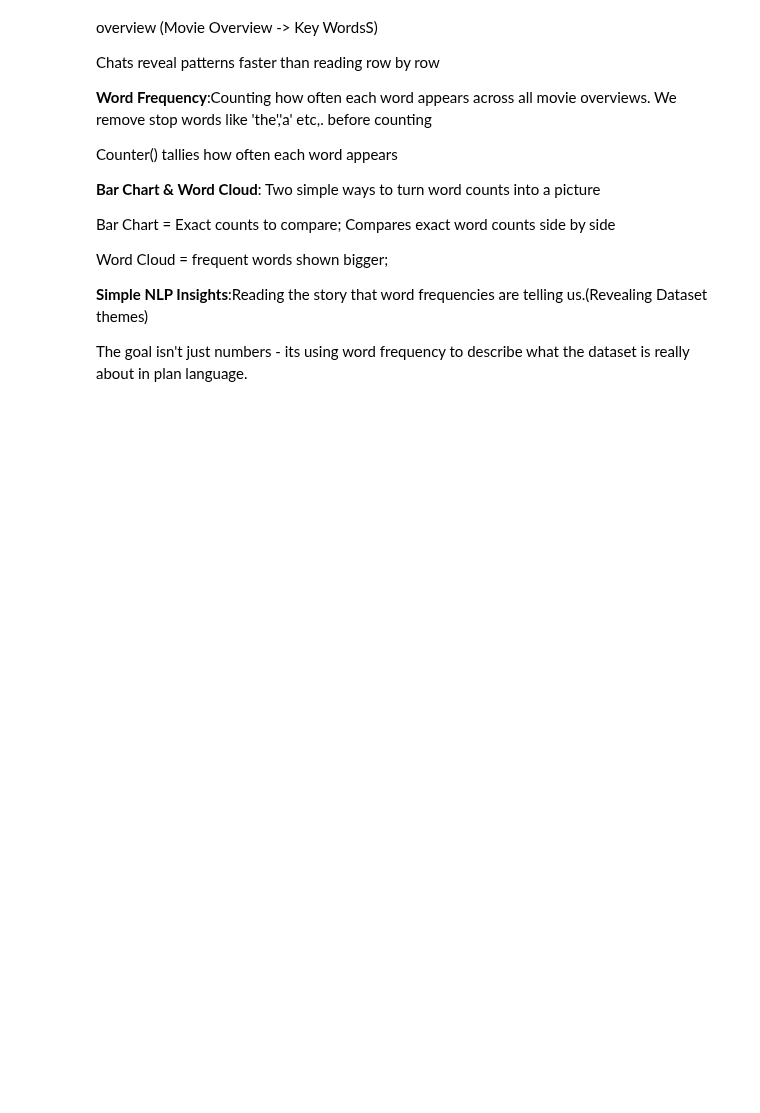
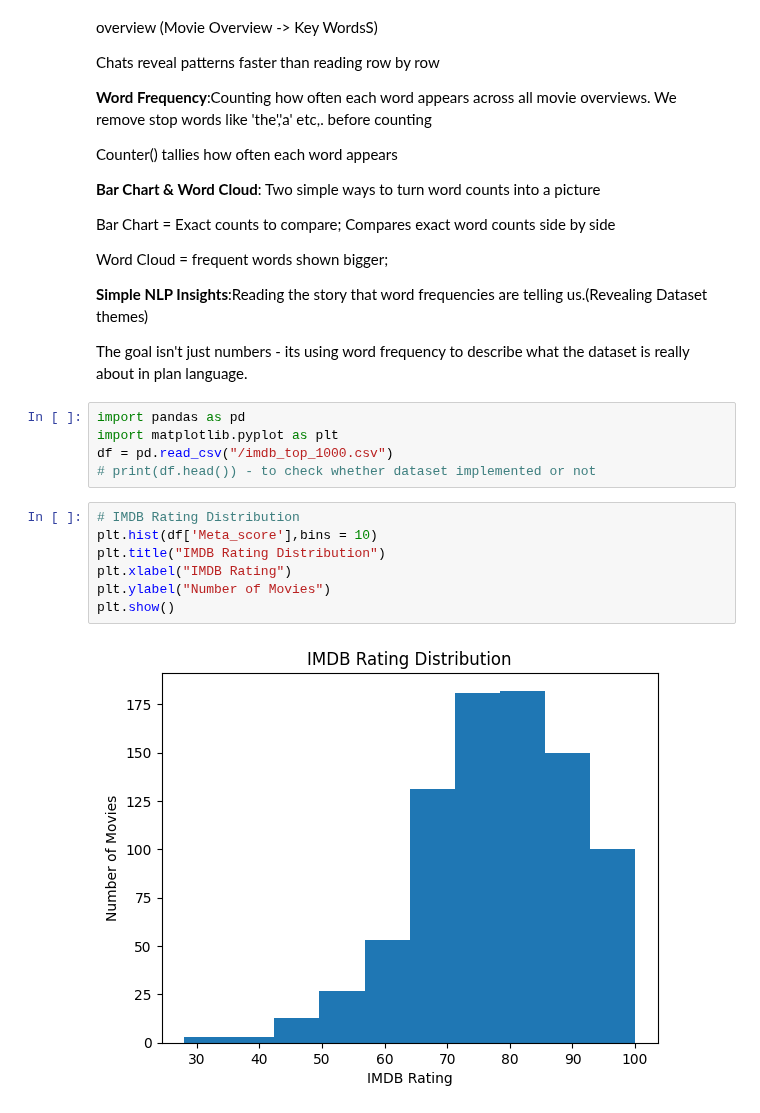
Before and after one commit to honeyhasini1448/MyPython_Projects, a Jupyter notebook: NLP_with_py_text_to_ML_bootcamp.ipynb, the cells around one changed output. Saved outputs shown, nothing was run; the diff lists cells and outputs as text; blank space fills up the shorter version.

```diff
--- a/NLP_with_py_text_to_ML_bootcamp.ipynb
+++ b/NLP_with_py_text_to_ML_bootcamp.ipynb
@@ -300,3 +300,17 @@ Word Cloud = frequent words shown bigger;
 **Simple NLP Insights**:Reading the story that word frequencies are telling us.(Revealing Dataset themes)
 
 The goal isn't just numbers - its using word frequency to describe what the dataset is really about in plan language.
+# %%
+import pandas as pd
+import matplotlib.pyplot as plt
+df = pd.read_csv("/imdb_top_1000.csv")
+# print(df.head()) - to check whether dataset implemented or not
+# %%
+# IMDB Rating Distribution
+plt.hist(df['Meta_score'],bins = 10)
+plt.title("IMDB Rating Distribution")
+plt.xlabel("IMDB Rating")
+plt.ylabel("Number of Movies")
+plt.show()
+# %% [output]
+[figure, added]
```
Also changed, not shown: parts of 1 cell of this notebook.
